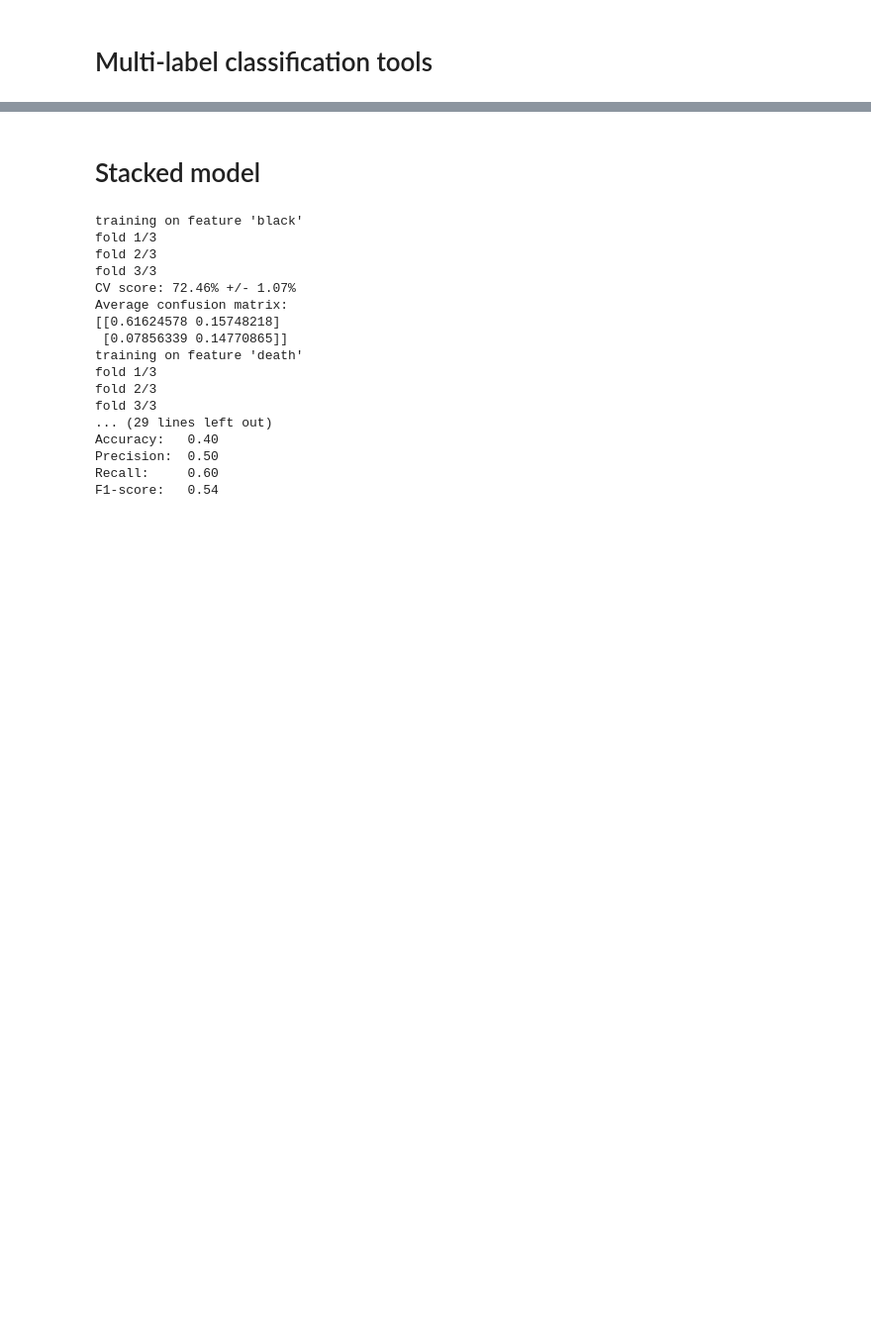
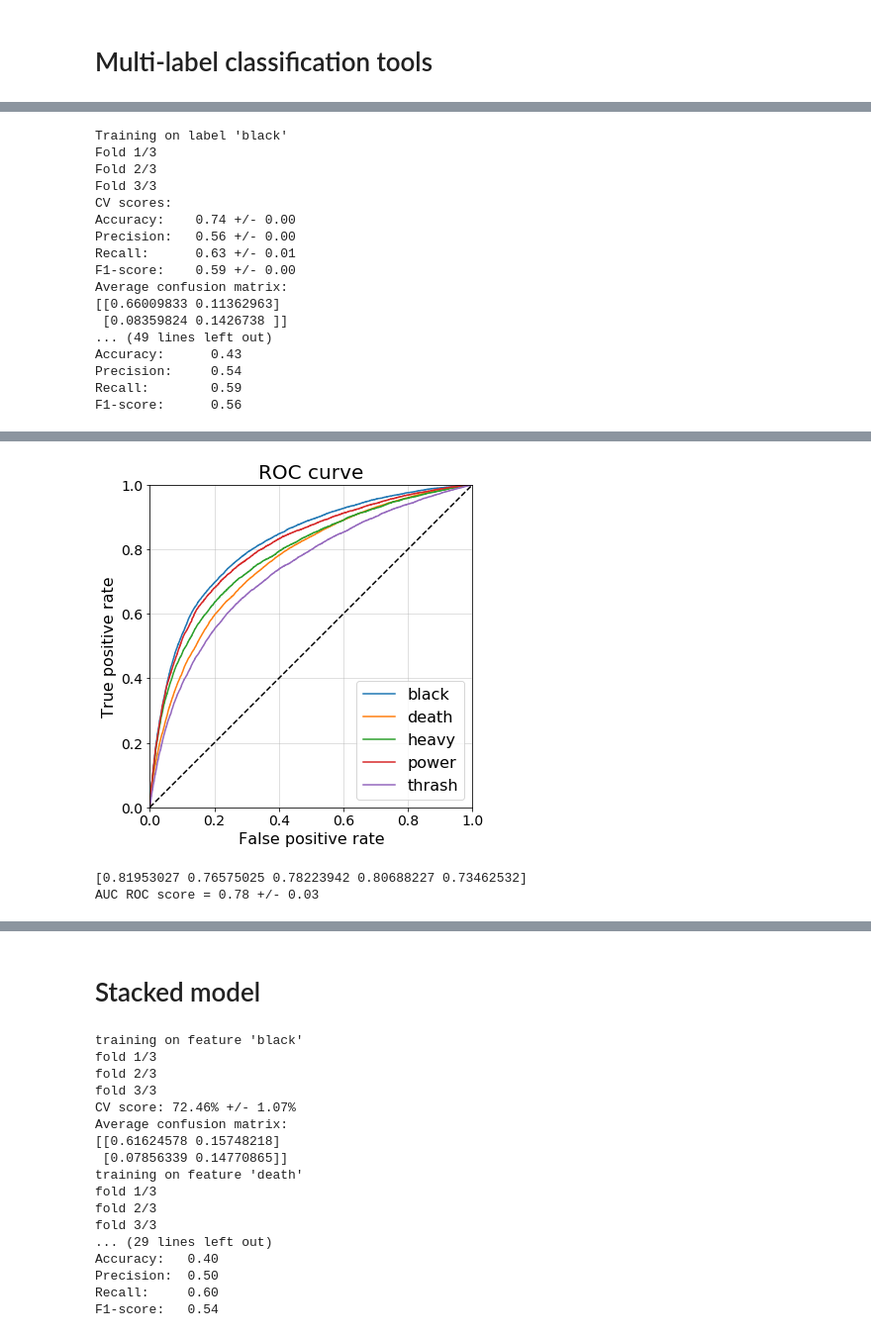
Before and after one commit to pdqnguyen/metallyrics, a Jupyter notebook: song-lyrics-multi-genre-bow.ipynb, the cells around one changed output, grey strips where cells are left out. Shown at 99% size. Drawn from its saved outputs; the diff is of its cells as text; code cells hidden in the pictures; blank space fills up the shorter version.

```diff
--- a/song-lyrics-multi-genre-bow.ipynb
+++ b/song-lyrics-multi-genre-bow.ipynb
@@ -112,2 +55,5 @@ vocabulary size: 170519
 # %%
-df = pd.read_hdf('combined-data/song-lyrics-genres-short.h5', key='df', mode='r')
+df = pd.read_hdf('combined-data/lyrics-genres.h5', key='df', mode='r')
+X = df.pop('lyrics').values
+y = df.values
+genres = df.columns
@@ -388,12 +61,0 @@ for i, genre in enumerate(top_genres):
-# %%
-for genre, folds in results.items():
-    print(genre)
-    scores = np.zeros(n_splits)
-    confusion_matrices = np.zeros((n_splits, 2, 2))
-    for k, v in folds.items():
-        y_fold_valid, y_fold_pred = v
-        scores[k] = balanced_accuracy_score(y_fold_valid, y_fold_pred)
-        confusion_matrices[k] = confusion_matrix(y_fold_valid, y_fold_pred)
-    print("CV score: {:.2f}% +/- {:.2f}%".format(scores.mean()* 100, scores.std() * 200))
-    print("Average confusion matrix:")
-    print(confusion_matrices.mean(axis=0) / confusion_matrices.sum() * n_splits)
@@ -513,0 +256,39 @@ F1-score:   0.57
+# %%
+lr_params = dict(
+    solver='lbfgs',
+    max_iter=1000,
+    random_state=0
+)
+pipeline = Pipeline(
+    [
+        ('vectorizer', CountVectorizer()),
+        ('oversampler', RandomOverSampler(random_state=0)),
+        ('logreg', LogisticRegression(**lr_params))
+    ]
+)
+
+br = BinaryRelevance(pipeline, genres)
+mlc = br.cross_validate(X, y, n_splits=3, verbose=True)
+mlc.print_report()
+fig, auc = mlc.plot_roc_curve()
+plt.show()
+print(auc)
+print("AUC ROC score = {:.2f} +/- {:.2f}".format(auc.mean(), auc.std()))
+# %% [output]
+Training on label 'black'
+Fold 1/3
+Fold 2/3
+Fold 3/3
+CV scores:
+Accuracy:    0.74 +/- 0.00
+Precision:   0.56 +/- 0.00
+Recall:      0.63 +/- 0.01
+F1-score:    0.59 +/- 0.00
+Average confusion matrix:
+[[0.66009833 0.11362963]
+ [0.08359824 0.1426738 ]]
+... (49 lines left out)
+Accuracy:      0.43
+Precision:     0.54
+Recall:        0.59
+F1-score:      0.56
@@ -513,0 +296,3 @@ F1-score:   0.57
+[figure, added]
+[0.81953027 0.76575025 0.78223942 0.80688227 0.73462532]
+AUC ROC score = 0.78 +/- 0.03
```
Also changed, not shown: parts of 64 cells of this notebook.
